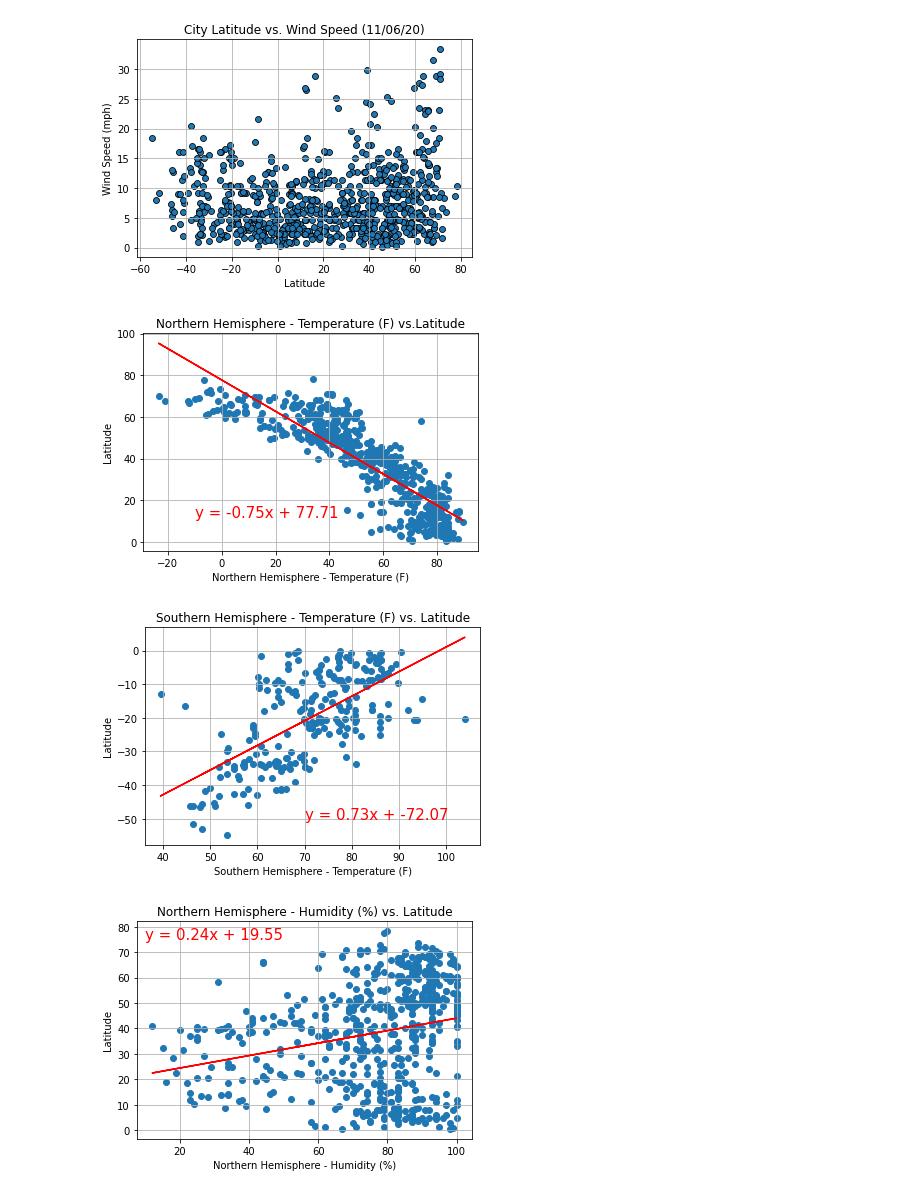
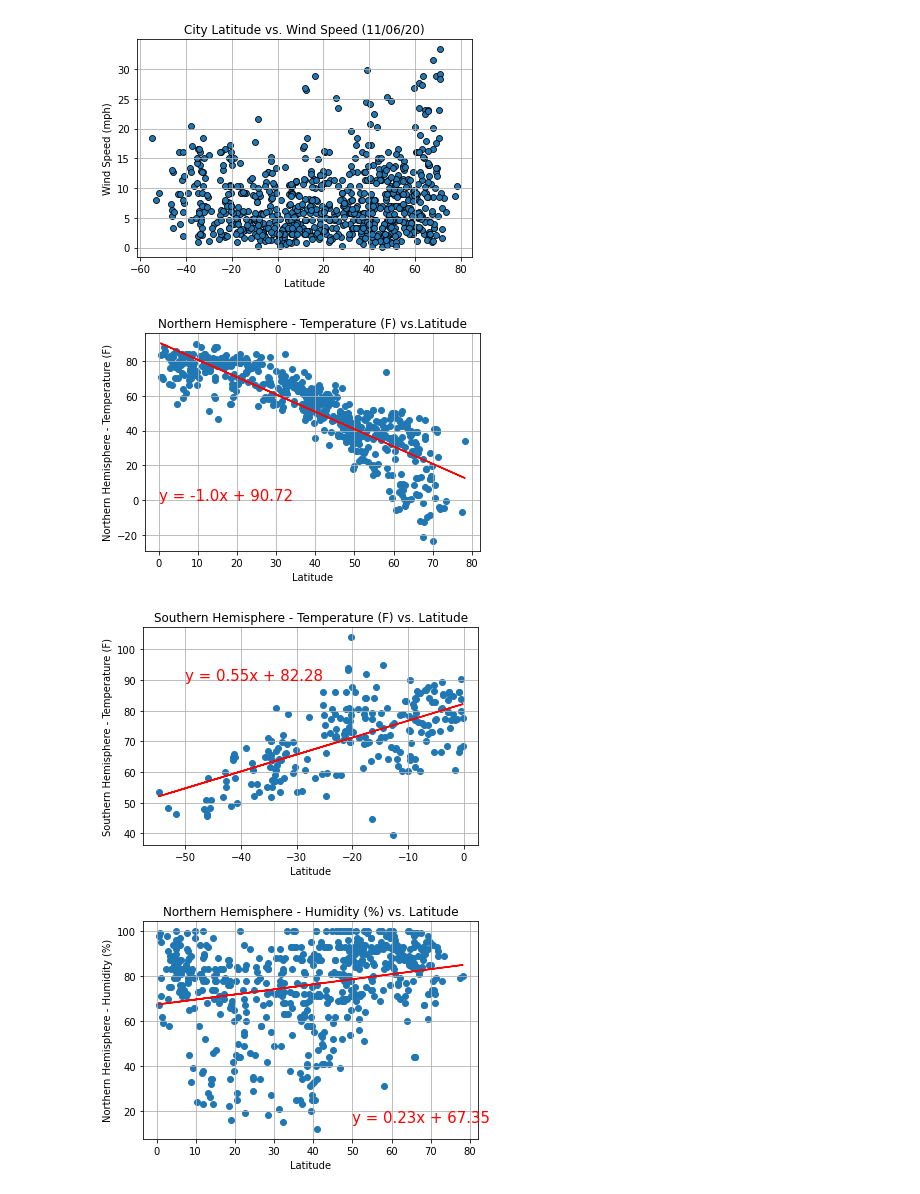
Before and after one commit to JorgeArV/API-challenge, a Jupyter notebook: Homework/Instructions/0.Weather.py.ipynb, the cells around one changed output. Saved outputs shown, nothing was run; the diff lists cells and outputs as text; code cells hidden in the pictures.

```diff
--- a/Homework/Instructions/0.Weather.py.ipynb
+++ b/Homework/Instructions/0.Weather.py.ipynb
@@ -278,71 +283,71 @@ from scipy.stats import linregress
 #LINEAR REGRESSION #1 - Northern Hemisphere - Temperature (F) vs.Latitude
 
 #We calculate the correlation coefficient, and  the regression values:
-slope, intercept, rvalue, pvalue, stderr = linregress(Northern_Hemisphere["Max Temp"], Northern_Hemisphere["Lat"])
-x_values = Northern_Hemisphere["Max Temp"]
+slope, intercept, rvalue, pvalue, stderr = linregress(Northern_Hemisphere["Lat"], Northern_Hemisphere["Max Temp"])
+x_values = Northern_Hemisphere["Lat"]
 regress_values = slope * x_values + intercept
 
 #We write down the equation
 eq = "y = " + str(round(slope, 2)) + "x + " + str(round(intercept, 2))
 
 #We draft the linear regression model:
-plt.scatter(x_values, Northern_Hemisphere["Lat"])
+plt.scatter(x_values, Northern_Hemisphere["Max Temp"])
 plt.plot(x_values, regress_values, color="red")
-plt.annotate(eq,(-10, 12), fontsize=15, color='red')
-plt.xlabel("Northern Hemisphere - Temperature (F)")
-plt.ylabel("Latitude")
+plt.annotate(eq,(0, 0), fontsize=15, color='red')
+plt.ylabel("Northern Hemisphere - Temperature (F)")
+plt.xlabel("Latitude")
 plt.grid()
 plt.title("Northern Hemisphere - Temperature (F) vs.Latitude")
 plt.savefig("6.North_Temp_vs_Lat.png")
 plt.show()
 # %% [output]
-[figure, old version]
+[figure, new version]
 # %%
 #LINEAR REGRESSION #2 - Southern Hemisphere - Temperature (F) vs. Latitude
 
 #We calculate the correlation coefficient, and  the regress values:
-slope, intercept, rvalue, pvalue, stderr = linregress(Southern_Hemisphere["Max Temp"], Southern_Hemisphere["Lat"])
-x_values = Southern_Hemisphere["Max Temp"]
+slope, intercept, rvalue, pvalue, stderr = linregress(Southern_Hemisphere["Lat"], Southern_Hemisphere["Max Temp"])
+x_values = Southern_Hemisphere["Lat"]
 regress_values = slope * x_values + intercept
 
 #We write down the equation
 eq = "y = " + str(round(slope, 2)) + "x + " + str(round(intercept, 2))
 
 #We draft the linear regression model:
-plt.scatter(x_values, Southern_Hemisphere["Lat"])
+plt.scatter(x_values, Southern_Hemisphere["Max Temp"])
 plt.plot(x_values, regress_values, color="red")
-plt.annotate(eq,(70, -50), fontsize=15, color='red')
-plt.xlabel("Southern Hemisphere - Temperature (F)")
-plt.ylabel("Latitude")
+plt.annotate(eq,(-50, 90), fontsize=15, color='red')
+plt.ylabel("Southern Hemisphere - Temperature (F)")
+plt.xlabel("Latitude")
 plt.grid()
 plt.title("Southern Hemisphere - Temperature (F) vs. Latitude")
 plt.savefig("7.South_Temp_vs_Lat.png")
 plt.show()
 # %% [output]
-[figure, old version]
+[figure, new version]
 # %%
 #LINEAR REGRESSION #3 - Northern Hemisphere - Humidity (%) vs. Latitude
 
 #We calculate the correlation coefficient, and  the regress values:
-slope, intercept, rvalue, pvalue, stderr = linregress(Northern_Hemisphere["Humidity"], Northern_Hemisphere["Lat"])
-x_values = Northern_Hemisphere["Humidity"]
+slope, intercept, rvalue, pvalue, stderr = linregress(Northern_Hemisphere["Lat"], Northern_Hemisphere["Humidity"])
+x_values = Northern_Hemisphere["Lat"]
 regress_values = slope * x_values + intercept
 
 #We write down the equation
 eq = "y = " + str(round(slope, 2)) + "x + " + str(round(intercept, 2))
 
 #We draft the linear regression model:
-plt.scatter(x_values, Northern_Hemisphere["Lat"])
+plt.scatter(x_values, Northern_Hemisphere["Humidity"])
 plt.plot(x_values, regress_values, color="red")
-plt.annotate(eq,(10, 75), fontsize=15, color='red')
-plt.xlabel("Northern Hemisphere - Humidity (%)")
-plt.ylabel("Latitude")
+plt.annotate(eq,(50, 15), fontsize=15, color='red')
+plt.ylabel("Northern Hemisphere - Humidity (%)")
+plt.xlabel("Latitude")
 plt.grid()
 plt.title("Northern Hemisphere - Humidity (%) vs. Latitude")
 plt.savefig("8.North_Humidity_vs_Lat.png")
 plt.show()
 # %% [output]
-[figure, old version]
+[figure, new version]
 # %%
 #LINEAR REGRESSION #4 - Southern Hemisphere - Humidity (%) vs. Latitude
 
```
Also changed, not shown: parts of 6 cells of this notebook, 8 other files.
